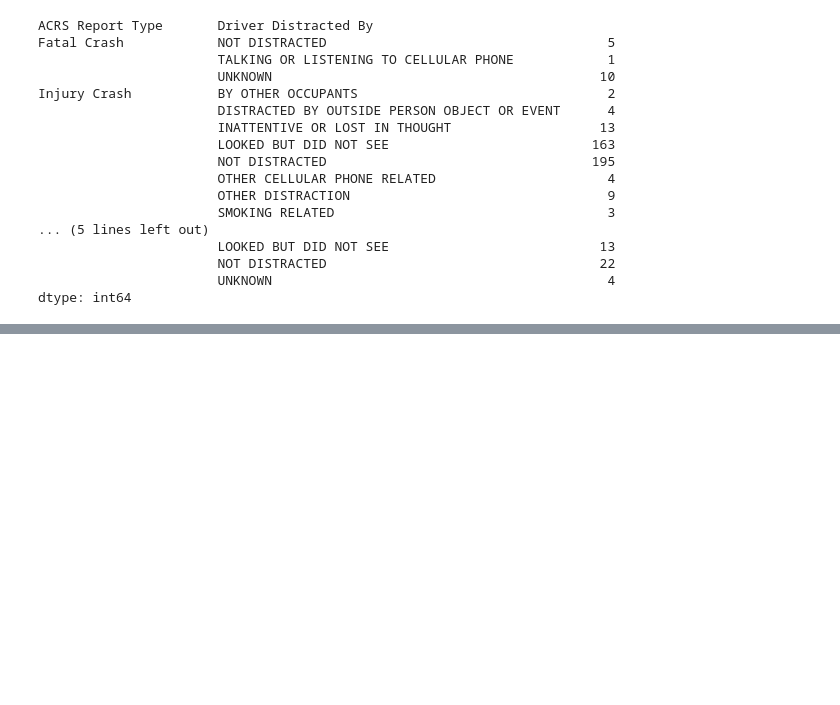
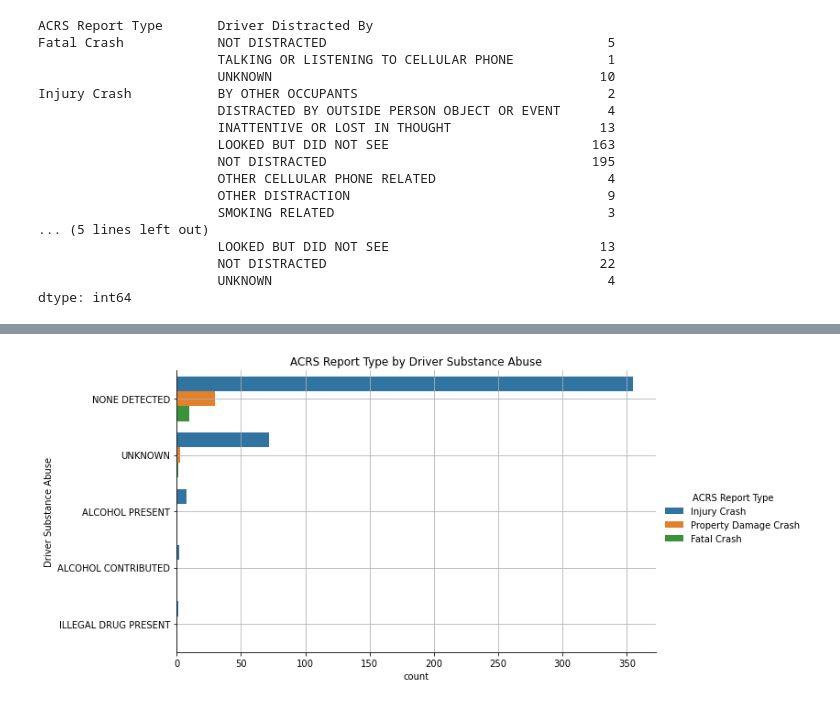
Before and after one commit to mattf4171/Montgomery-County-Collision-Analysis, a Jupyter notebook: driver_distraction_df.ipynb, the cells around one changed output, grey strips where cells are left out. Saved outputs shown, nothing was run; the diff lists cells and outputs as text; code cells hidden in the pictures; blank space fills up the shorter version.

```diff
--- a/driver_distraction_df.ipynb
+++ b/driver_distraction_df.ipynb
@@ -258,0 +124,9 @@ dtype: int64
+# %%
+# Graph to viewsubstance abuse with ACRS report type
+
+sns.catplot(data=driver_distraction_df,y='Driver Substance Abuse',hue='ACRS Report Type',kind='count',aspect=30/15)
+plt.grid()
+plt.title("ACRS Report Type by Driver Substance Abuse")
+plt.savefig("images/Driver_Substance_Abuse.png")
+# %% [output]
+[figure, added]
```
Also changed, not shown: parts of 11 cells of this notebook, 1 other file.
